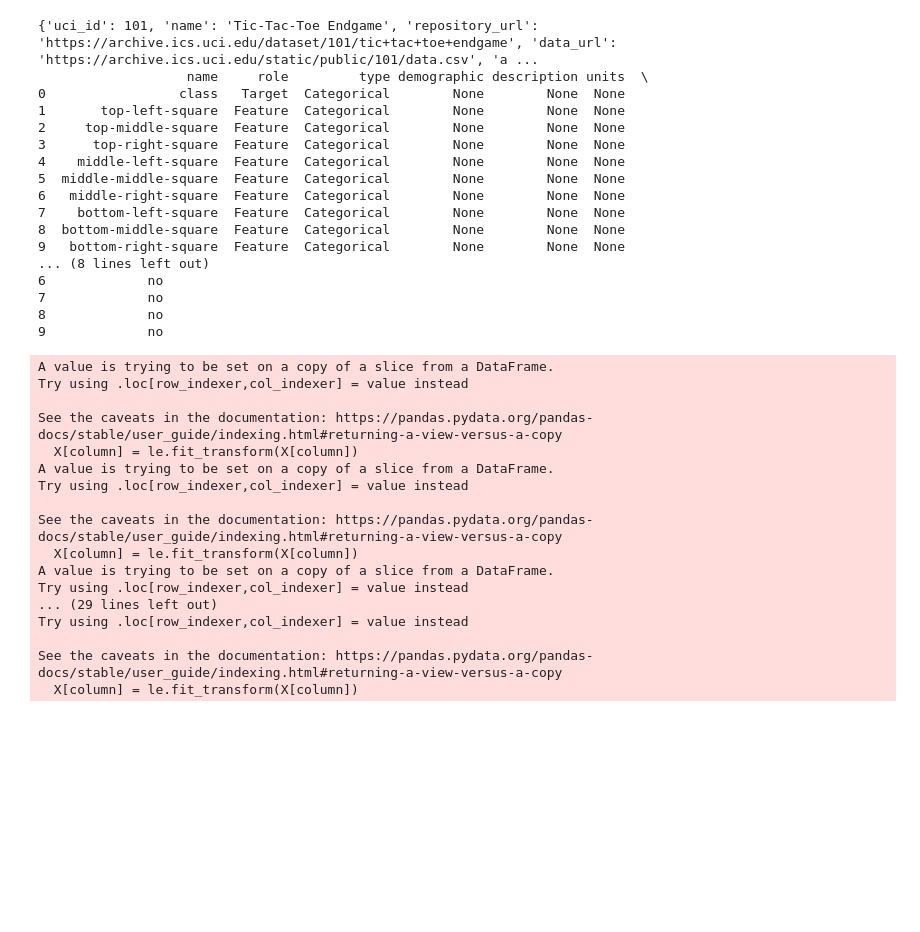
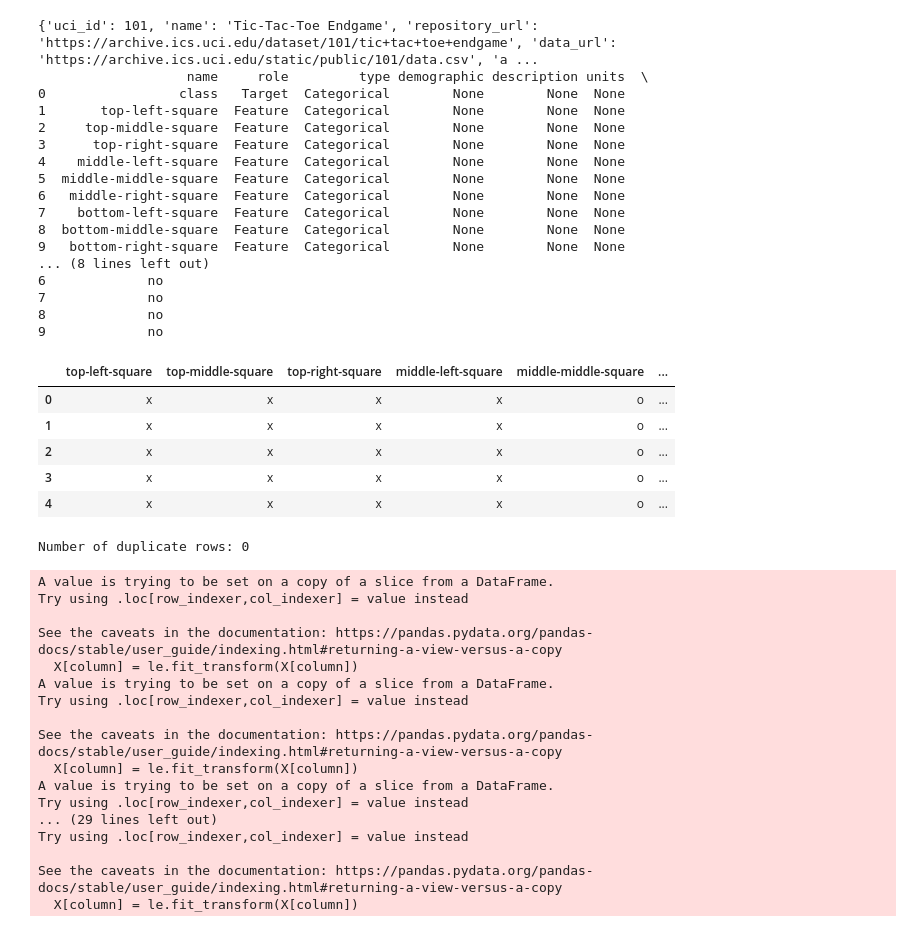
Before and after one commit to jeyefsiii/LE2_Clemente_J, a Jupyter notebook: JFC_Classification.ipynb, the cells around one changed output. Cells and saved outputs as stored; diff of their text form; code cells hidden in the pictures; blank space fills up the shorter version.

```diff
--- a/JFC_Classification.ipynb
+++ b/JFC_Classification.ipynb
@@ -44,6 +44,28 @@ print(tic_tac_toe_endgame.variables)
 7             no
 8             no
 9             no
+# %%
+# Combine both variables in a single dataframe to evalute
+frames = [X, y]
+data = pd.concat(frames, axis=1)
+data.head()
+# %% [output]
+|  | top-left-square | top-middle-square | top-right-square | middle-left-square | middle-middle-square | ... |
+| 0 | x | x | x | x | o | ... |
+| 1 | x | x | x | x | o | ... |
+| 2 | x | x | x | x | o | ... |
+| 3 | x | x | x | x | o | ... |
+| 4 | x | x | x | x | o | ... |
+# %%
+# Check for duplicates
+duplicates = data.duplicated()
+print(f"Number of duplicate rows: {duplicates.sum()}")
+
+# Display duplicate rows if any
+if duplicates.sum() > 0:
+    print(data[duplicates])
+# %% [output]
+Number of duplicate rows: 0
 # %%
 # Encode the categorical features
 label_encoders = {}
```
Also changed, not shown: parts of 6 cells of this notebook.
